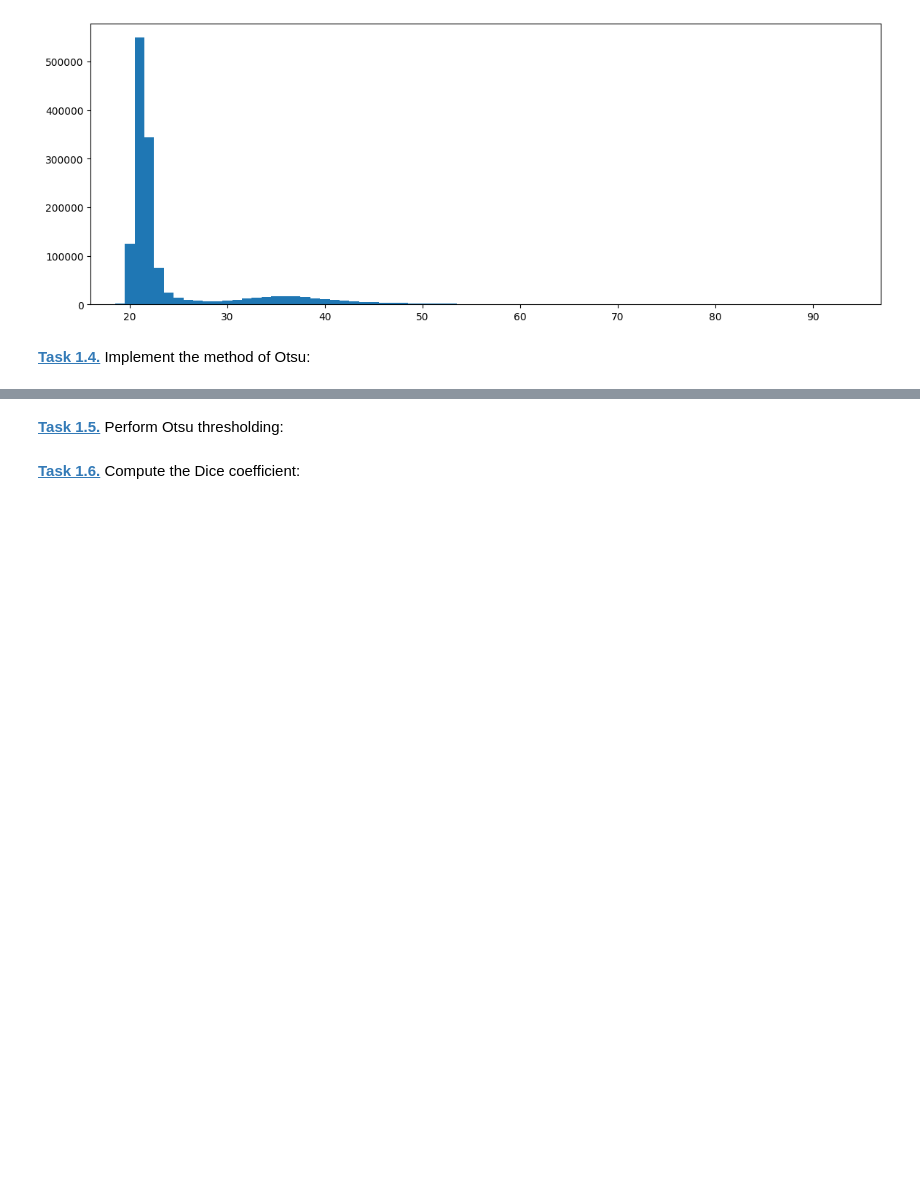
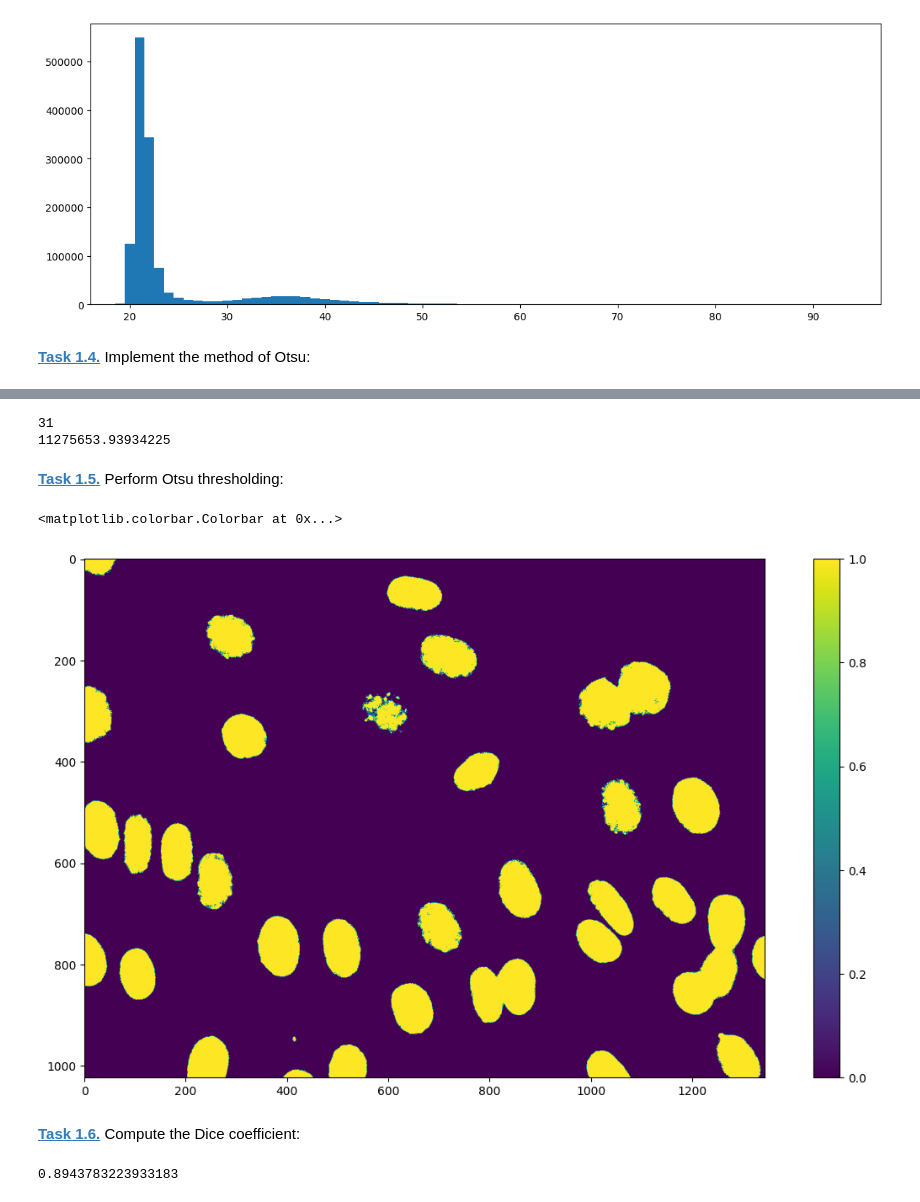
Before and after one commit to ZoeK194/mobi-fs5-python, a Jupyter notebook: otsu.ipynb, the cells around one changed output, grey strips where cells are left out. Drawn from its saved outputs; the diff is of its cells as text; code cells hidden in the pictures; blank space fills up the shorter version.

```diff
--- a/otsu.ipynb
+++ b/otsu.ipynb
@@ -40,4 +63,41 @@ plt.show()
+# %%
+T_best = np.nanargmin(sum_wcv)
+print(T_best)
+print(sum_wcv[T_best])
+# %% [output]
+31
+11275653.93934225
 # %% [markdown]
 **[Task 1.5.]()** Perform Otsu thresholding:
+# %%
+img_2 = img8.copy()
+
+T=31
+
+for x in range(1024):
+    for y in range(1344):
+        if img_2[x,y] >= T:
+            img_2[x,y] = 1
+        else :
+            img_2[x,y] = 0
+
+
+plt.figure(figsize=(15,8))
+plt.imshow(img_2)
+plt.colorbar()
+# %% [output]
+<matplotlib.colorbar.Colorbar at 0x...>
+[figure, added]
 # %% [markdown]
 **[Task 1.6.]()** Compute the Dice coefficient:
+# %%
+gt = plt.imread('data/NIH3T3/gt/0.png').astype(bool)
+
+def compute_dice(G, H):
+    #assert G.dtype == bool and H.dtype == bool
+    return 2 * (G * H).sum() / (G.sum() + H.sum())
+
+dice = compute_dice(img_2, gt )
+print(dice)
+# %% [output]
+0.8943783223933183
```
Also changed, not shown: parts of 2 cells of this notebook.
